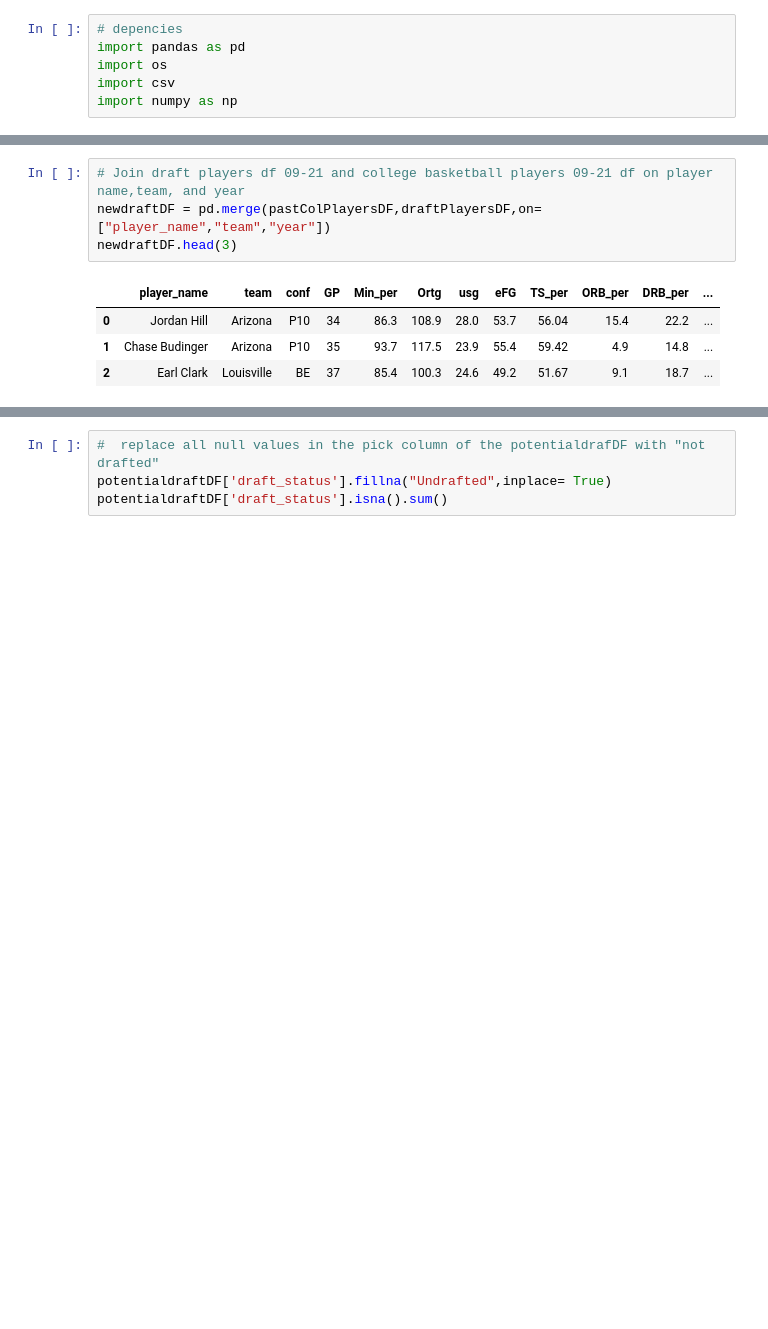
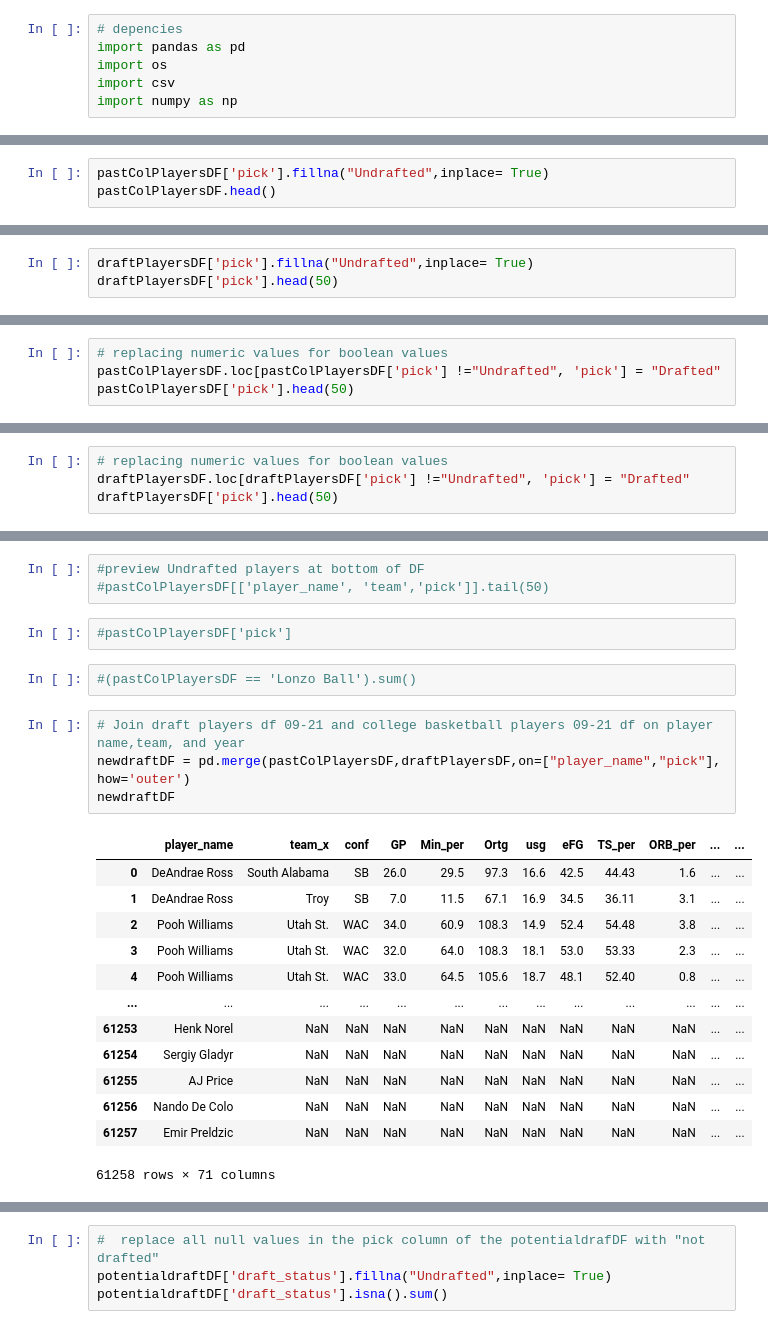
Before and after one commit to WWatkins142/project-4-team-pikachu, a Jupyter notebook: NBA_draft_Part_1.ipynb, the cells around one changed output, grey strips where cells are left out. Cells and saved outputs as stored; diff of their text form; blank space fills up the shorter version.

```diff
--- a/NBA_draft_Part_1.ipynb
+++ b/NBA_draft_Part_1.ipynb
@@ -49,3 +51,6 @@ draftPlayersDF.head(3)
 | 0 | Cade Cunningham | Detroit Pistons | Oklahoma State | 2021 | 1 | 1 | 1 |
 | 1 | Jalen Green | Houston Rockets | Ignite (G League) | 2021 | 1 | 2 | 2 |
 | 2 | Evan Mobley | Cleveland Cavaliers | Southern California | 2021 | 1 | 3 | 3 |
+# %%
+pastColPlayersDF['pick'].fillna("Undrafted",inplace= True)
+pastColPlayersDF.head()
@@ -51,0 +65,3 @@ draftPlayersDF.head(3)
+# %%
+draftPlayersDF['pick'].fillna("Undrafted",inplace= True)
+draftPlayersDF['pick'].head(50)
@@ -51,0 +86,4 @@ draftPlayersDF.head(3)
+# %%
+# replacing numeric values for boolean values
+pastColPlayersDF.loc[pastColPlayersDF['pick'] !="Undrafted", 'pick'] = "Drafted"
+pastColPlayersDF['pick'].head(50)
@@ -51,0 +108,4 @@ draftPlayersDF.head(3)
+# %%
+# replacing numeric values for boolean values
+draftPlayersDF.loc[draftPlayersDF['pick'] !="Undrafted", 'pick'] = "Drafted"
+draftPlayersDF['pick'].head(50)
@@ -52,9 +130,25 @@ draftPlayersDF.head(3)
+# %%
+#preview Undrafted players at bottom of DF
+#pastColPlayersDF[['player_name', 'team','pick']].tail(50)
+# %%
+#pastColPlayersDF['pick']
+# %%
+#(pastColPlayersDF == 'Lonzo Ball').sum()
 # %%
 # Join draft players df 09-21 and college basketball players 09-21 df on player name,team, and year
-newdraftDF = pd.merge(pastColPlayersDF,draftPlayersDF,on=["player_name","team","year"])
-newdraftDF.head(3)
+newdraftDF = pd.merge(pastColPlayersDF,draftPlayersDF,on=["player_name","pick"], how='outer')
+newdraftDF
 # %% [output]
-|  | player_name | team | conf | GP | Min_per | Ortg | usg | eFG | TS_per | ORB_per | DRB_per | ... |
-| 0 | Jordan Hill | Arizona | P10 | 34 | 86.3 | 108.9 | 28.0 | 53.7 | 56.04 | 15.4 | 22.2 | ... |
-| 1 | Chase Budinger | Arizona | P10 | 35 | 93.7 | 117.5 | 23.9 | 55.4 | 59.42 | 4.9 | 14.8 | ... |
-| 2 | Earl Clark | Louisville | BE | 37 | 85.4 | 100.3 | 24.6 | 49.2 | 51.67 | 9.1 | 18.7 | ... |
+|  | player_name | team_x | conf | GP | Min_per | Ortg | usg | eFG | TS_per | ORB_per | ... | ... |
+| 0 | DeAndrae Ross | South Alabama | SB | 26.0 | 29.5 | 97.3 | 16.6 | 42.5 | 44.43 | 1.6 | ... | ... |
+| 1 | DeAndrae Ross | Troy | SB | 7.0 | 11.5 | 67.1 | 16.9 | 34.5 | 36.11 | 3.1 | ... | ... |
+| 2 | Pooh Williams | Utah St. | WAC | 34.0 | 60.9 | 108.3 | 14.9 | 52.4 | 54.48 | 3.8 | ... | ... |
+| 3 | Pooh Williams | Utah St. | WAC | 32.0 | 64.0 | 108.3 | 18.1 | 53.0 | 53.33 | 2.3 | ... | ... |
+| 4 | Pooh Williams | Utah St. | WAC | 33.0 | 64.5 | 105.6 | 18.7 | 48.1 | 52.40 | 0.8 | ... | ... |
+| ... | ... | ... | ... | ... | ... | ... | ... | ... | ... | ... | ... | ... |
+| 61253 | Henk Norel | NaN | NaN | NaN | NaN | NaN | NaN | NaN | NaN | NaN | ... | ... |
+| 61254 | Sergiy Gladyr | NaN | NaN | NaN | NaN | NaN | NaN | NaN | NaN | NaN | ... | ... |
+| 61255 | AJ Price | NaN | NaN | NaN | NaN | NaN | NaN | NaN | NaN | NaN | ... | ... |
+| 61256 | Nando De Colo | NaN | NaN | NaN | NaN | NaN | NaN | NaN | NaN | NaN | ... | ... |
+| 61257 | Emir Preldzic | NaN | NaN | NaN | NaN | NaN | NaN | NaN | NaN | NaN | ... | ... |
+61258 rows × 71 columns
```
Also changed, not shown: parts of 20 cells of this notebook, 2 other files.
